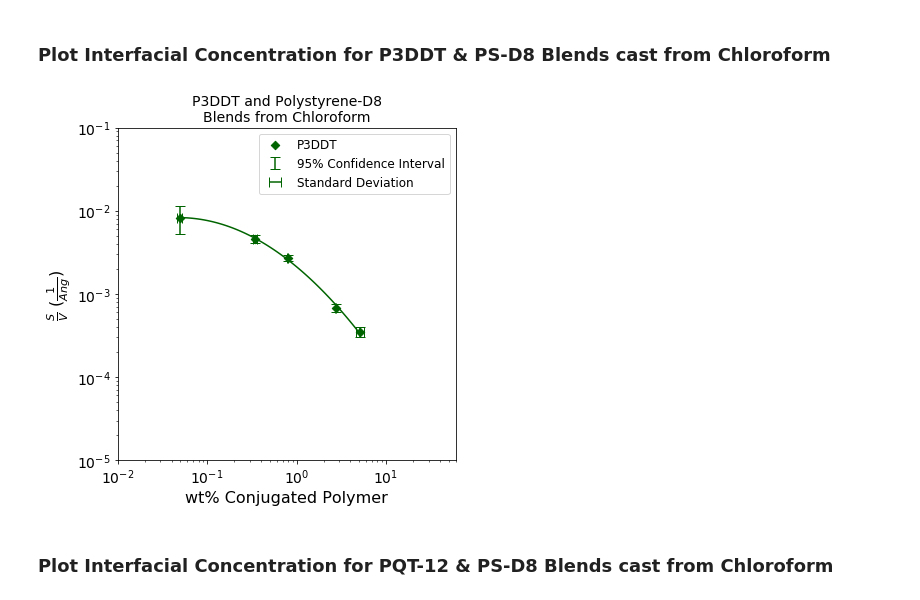
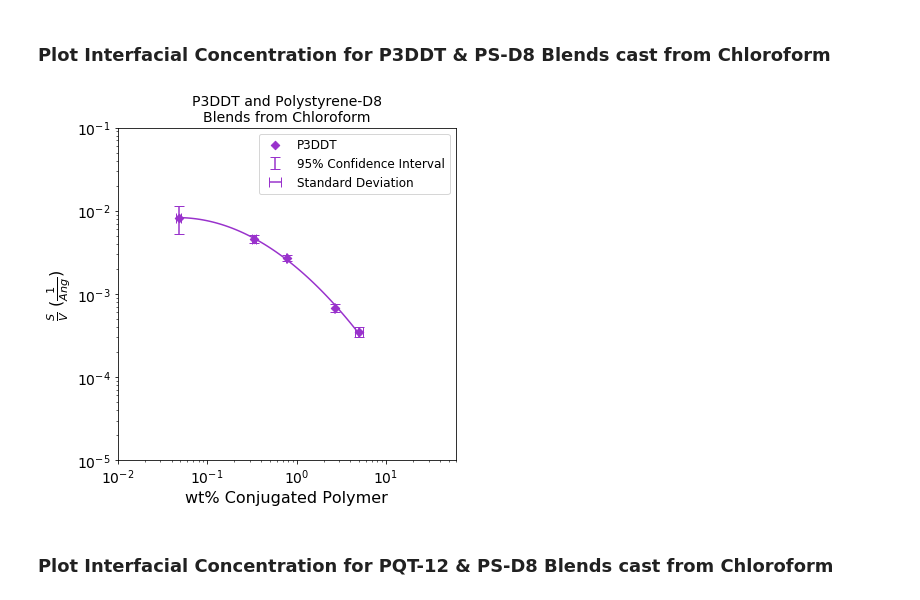
Before and after one commit to pozzo-research-group/c-wolf-blends-morphology, a Jupyter notebook: sans/Porod_analysis/Plotting_Porod_Results.ipynb, the cells around one changed output. Cells and saved outputs as stored; diff of their text form; code cells hidden in the pictures.

```diff
--- a/sans/Porod_analysis/Plotting_Porod_Results.ipynb
+++ b/sans/Porod_analysis/Plotting_Porod_Results.ipynb
@@ -45,9 +45,13 @@ target[404] = 1
 
 # actual volume polymer volume percentages determined by uv-vis
 data = np.loadtxt('../../data/uv_vis/Corrected_wtPercents.csv', delimiter=',', skiprows=1)
+actual_wt = {}
+actual_stdev_wt = {}
 actual = {}
 actual_stdev = {}
 for key, tar, act, stdev, act_vol, stdev_vol in data:
+    actual_wt[int(key)] = act
+    actual_stdev_wt[int(key)] = stdev
     actual[int(key)] = act_vol
     actual_stdev[int(key)] = stdev_vol
 # %%
@@ -102,8 +106,8 @@ temp_cp_colors = {
 }
 
 for key in names.keys():
-    if key in actual.keys():
-        frac = actual[key]
+    if key in actual_wt.keys():
+        frac = actual_wt[key]
     else:
         frac = target[key]
     frac = np.round(frac,2)
@@ -367,7 +371,7 @@ for key in cp_scales.keys():
     if key in actual.keys():
         cp_val = cp_scales[key][0]
         ps_val = ps_scales[key][0]
-        wt_list.append(actual[key])
+        wt_list.append(actual_wt[key])
         frac_list.append(cp_val/(cp_val + ps_val))
 
 # plotting the scales to find outlier samples with low amounts of conjugated polymer (bottom group in the plot)
@@ -430,8 +434,8 @@ sv_middle = []
 sv_size = []
 for key in keys:
     if key in Sv.keys():
-        conc.append(actual[key])
-        conc_stdev.append(actual_stdev[key])
+        conc.append(actual_wt[key])
+        conc_stdev.append(actual_stdev_wt[key])
         sv_list.append(Sv[key])
         sv_max = Sv_95[key][1]
         sv_min = Sv_95[key][0]
@@ -483,46 +487,46 @@ sv_middle = []
 sv_size = []
 for key in keys:
     if key in Sv.keys():
-        conc.append(actual[key])
-        conc_stdev.append(actual_stdev[key])
+        conc.append(actual_wt[key])
+        conc_stdev.append(actual_stdev_wt[key])
         sv_list.append(Sv[key])
         sv_max = Sv_95[key][1]
         sv_min = Sv_95[key][0]
         sv_middle.append((sv_max + sv_min)/2)
         sv_size.append((sv_max - sv_min)/2)
-plt.scatter(conc, sv_list, label = 'P3DDT', c='darkgreen', marker='D')
-plt.errorbar(conc, sv_middle, yerr=sv_size, capsize=5, c='darkgreen', label='95% Confidence Interval', fmt='none')
-plt.errorbar(conc, sv_list, xerr=conc_stdev, capsize=5, c='darkgreen', label='Standard Deviation', fmt='none')
+plt.scatter(conc, sv_list, label = 'P3DDT', c='darkorchid', marker='D')
+plt.errorbar(conc, sv_middle, yerr=sv_size, capsize=5, c='darkorchid', label='95% Confidence Interval', fmt='none')
+plt.errorbar(conc, sv_list, xerr=conc_stdev, capsize=5, c='darkorchid', label='Standard Deviation', fmt='none')
 
 fit_params = np.polyfit(np.log(conc), np.log(sv_list), 2)
 fit_function = np.poly1d(fit_params)
 x_fit = np.linspace(min(np.log(conc)), max(np.log(conc)), 100)
 y_fit = fit_function(x_fit)
-plt.plot(np.exp(x_fit), np.exp(y_fit), c='darkgreen', label=None)
+plt.plot(np.exp(x_fit), np.exp(y_fit), c='darkorchid', label=None)
 
 plt.xscale('log')
 plt.yscale('log')
 
 plt.xlim(0.01, 60)
 plt.ylim(1e-5,1e-1)
 #plt.ylim(-0.005, max(Sv.values()))
 
 plt.xticks(fontsize=14)
 plt.yticks(fontsize=14)
 
 
 plt.legend(fontsize = 12)
 
 plt.xlabel(r'wt% Conjugated Polymer', fontsize=16)
 plt.ylabel(r'$\frac{S}{V}$ ($\frac{1}{Ang}$)', fontsize=16)
 
 plt.title('P3DDT and Polystyrene-D8\nBlends from Chloroform', fontsize=14)
 
 plt.tight_layout()
 
 plt.savefig('../../data/sans/Porod_analysis/porod_figures/sv_plots/WithPSContribution_P3DDT_CF.png', dpi=300)
 # %% [output]
-[figure, old version]
+[figure, new version]
 # %% [markdown]
 ### Plot Interfacial Concentration for PQT-12 & PS-D8 Blends cast from Chloroform
 # %%
```
Also changed, not shown: parts of 7 cells of this notebook.
